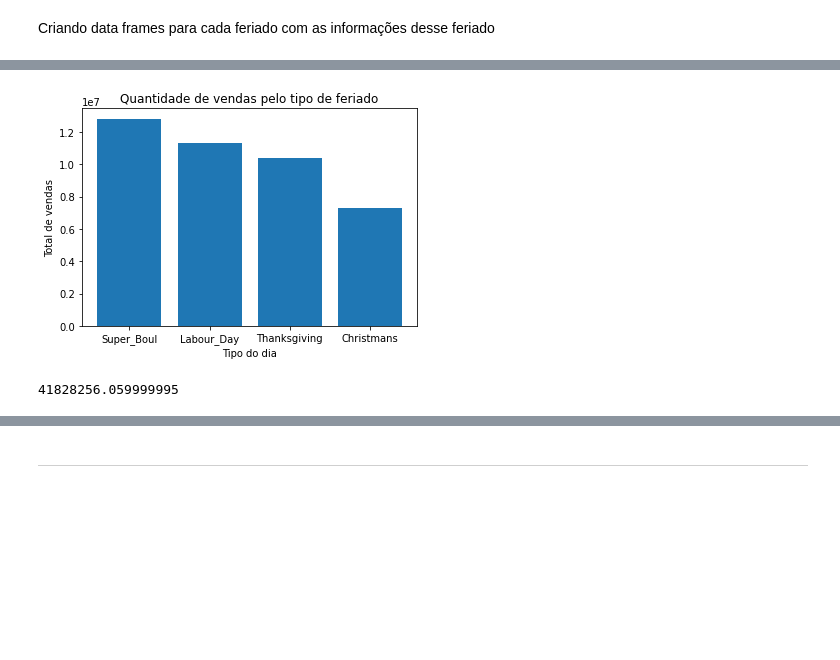
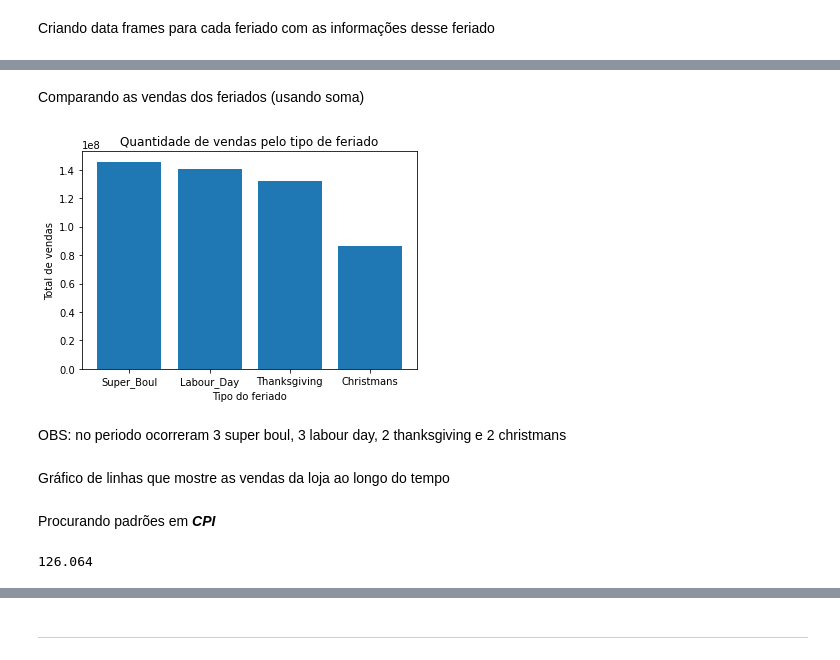
Before and after one commit to GingerLeh/deliverable-2, a Jupyter notebook: deliverable2_003.ipynb, the cells around one changed output, grey strips where cells are left out. Cells and saved outputs as stored; diff of their text form; code cells hidden in the pictures; blank space fills up the shorter version.

```diff
--- a/deliverable2_003.ipynb
+++ b/deliverable2_003.ipynb
@@ -96,6 +92,8 @@ Criando a coluna ***Holiday_Type***
 len(Holiday_Type)
 # %% [output]
 6435
+# %%
+df['Date'] = pd.to_datetime(df['Date'])
 # %%
 df['Holiday_type'] = Holiday_Type
 # %%
@@ -121,7 +119,7 @@ Arrumar o codigo para ficar menor e mais eficiente
 
 FIzemos um retrabalho aqui!!!!!!
 # %%
-Super_boul = list()
+'''Super_boul = list()
 Labour_day = list()
 Thanksgiving = list()
 Christmans = list()
@@ -143,4 +141,4 @@ for x,y in enumerate(df['Holiday_Flag']):
     if df['Date'][x] == '31-12-2010' or df['Date'][x] == '30-12-2011' or df['Date'][x] == '28-12-2012':
       Christmans.append(1)
     else:
-      Christmans.append(0)
+      Christmans.append(0)'''
@@ -174,5 +174,5 @@ len(Super_boul),len(Labour_day),len(Thanksgiving),len(Christmans)
 # %%
-df['Super_boul'] = Super_boul
+'''df['Super_boul'] = Super_boul
 df['Labour_day'] = Labour_day
 df['Thanksgiving'] = Thanksgiving
-df['Christmans'] = Christmans
+df['Christmans'] = Christmans'''
@@ -343,16 +386,26 @@ plt.show()
+# %% [markdown]
+Comparando as vendas dos feriados (usando soma)
 # %%
 holiday_type = ['Super_Boul','Labour_Day','Thanksgiving','Christmans']
-total_holiday = [df_super['Weekly_Sales'].sum(),df_labour['Weekly_Sales'].sum(),df_thanks['Weekly_Sales'].sum(),df_christ['Weekly_Sales'].sum()]
+total_holiday = [df[df['Holiday_type']=='Super_Boul']['Weekly_Sales'].sum(),
+               df[df['Holiday_type']=='Labour_Day']['Weekly_Sales'].sum(),
+               df[df['Holiday_type']=='Thanksgiving']['Weekly_Sales'].sum(),
+               df[df['Holiday_type']=='Christmans']['Weekly_Sales'].sum()]
 
 plt.bar(holiday_type, total_holiday)
 plt.title('Quantidade de vendas pelo tipo de feriado')
-plt.xlabel('Tipo do dia')
+plt.xlabel('Tipo do feriado')
 plt.ylabel('Total de vendas')
 plt.show()
 # %% [output]
-[figure, old version]
+[figure, new version]
-# %%
-
-df_super['Weekly_Sales'].sum()+df_labour['Weekly_Sales'].sum()+df_thanks['Weekly_Sales'].sum()+df_christ['Weekly_Sales'].sum()
-# %% [output]
-41828256.059999995
+# %% [markdown]
+OBS: no periodo ocorreram 3 super boul, 3 labour day, 2 thanksgiving e 2 christmans
+# %% [markdown]
+Gráfico de linhas que mostre as vendas da loja ao longo do tempo
+# %% [markdown]
+Procurando padrões em ***CPI***
+# %%
+df['CPI'].min()
+# %% [output]
+126.064
```
Also changed, not shown: parts of 57 cells of this notebook.
